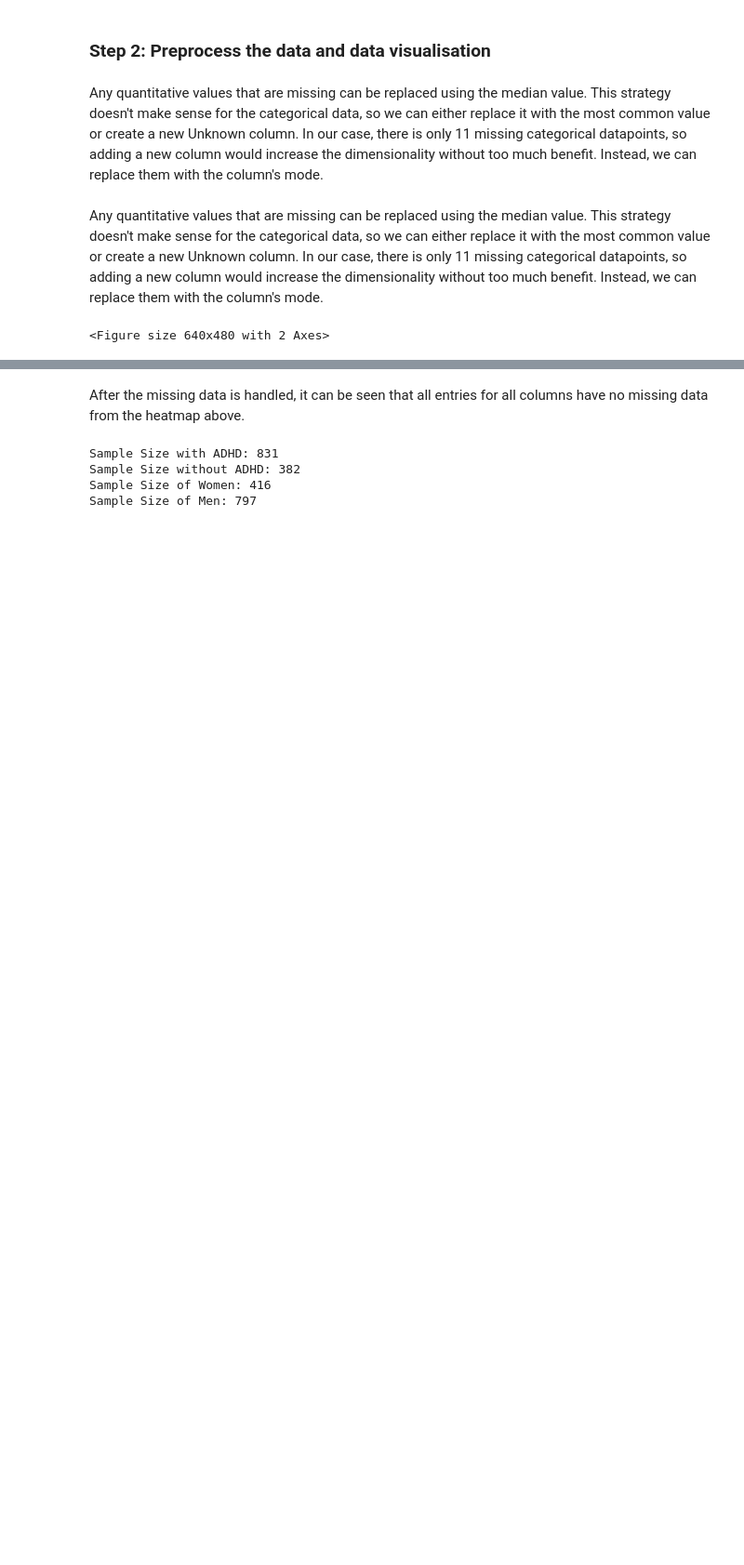
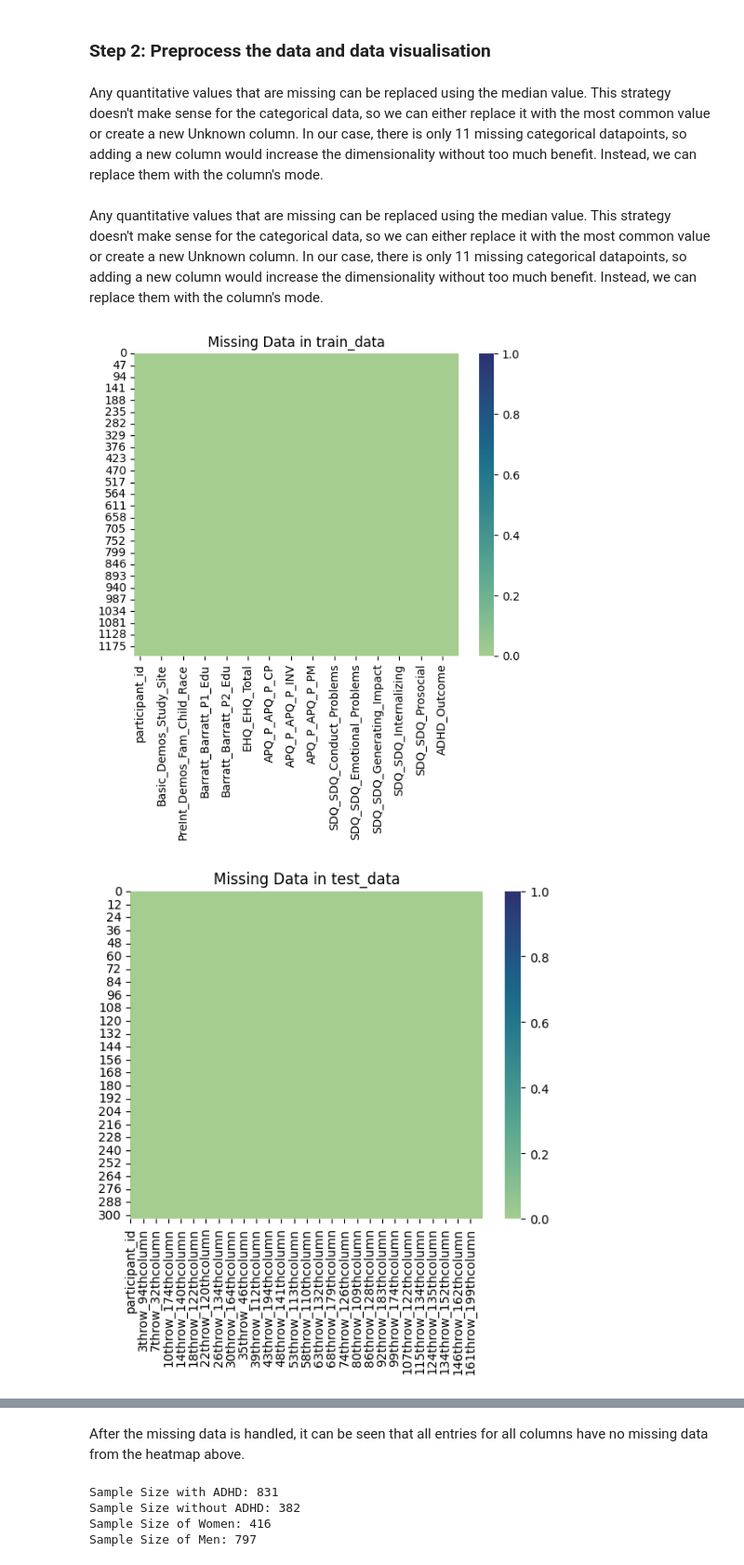
Before and after one commit to UCLA-WiDS-Team-17/Female-Brain-Health, a Jupyter notebook: analysis.ipynb, the cells around one changed output, grey strips where cells are left out. Shown at 93% size. Saved outputs shown, nothing was run; the diff lists cells and outputs as text; code cells hidden in the pictures; blank space fills up the shorter version.

```diff
--- a/analysis.ipynb
+++ b/analysis.ipynb
@@ -19,6 +23,11 @@ train_categorical = pd.read_excel("widsdatathon2025/TRAIN/TRAIN_CATEGORICAL_META
 train_connectome = pd.read_csv("widsdatathon2025/TRAIN/TRAIN_FUNCTIONAL_CONNECTOME_MATRICES.csv")
 train_quantitative = pd.read_excel("widsdatathon2025/TRAIN/TRAIN_QUANTITATIVE_METADATA.xlsx")
 train_labels = pd.read_excel("widsdatathon2025/TRAIN/TRAINING_SOLUTIONS.xlsx")
+
+# Load all test datasets
+test_categorical = pd.read_excel("widsdatathon2025/TEST/TEST_CATEGORICAL.xlsx")
+test_connectome = pd.read_csv("widsdatathon2025/TEST/TEST_FUNCTIONAL_CONNECTOME_MATRICES.csv")
+test_quantitative = pd.read_excel("widsdatathon2025/TEST/TEST_QUANTITATIVE_METADATA.xlsx")
 # %%
 # Examine categorical data
 print(train_categorical.head())
@@ -113,10 +122,13 @@ memory usage: 28.6+ KB
 None
 (1213, 3)
 # %%
-# Merge datasets on the column 'participant_id'
+# Merge train datasets on the column 'participant_id'
 train_data = pd.merge(train_categorical, train_quantitative, on='participant_id')
-#train_data = pd.merge(train_data, train_connectome, on='participant_id')
 train_data = train_data.merge(train_labels, on='participant_id')
+
+# Merge test datasets on the column 'participant_id'
+test_data = pd.merge(test_categorical, test_quantitative, on='participant_id')
+test_data = pd.merge(test_data, test_connectome, on='participant_id')
 # %%
 # Identify missing values
 missing_values = train_data.isnull().sum().sort_values(ascending=False)
@@ -154,14 +182,29 @@ Any quantitative values that are missing can be replaced using the median value.
 # %%
 # Handling quantitative missing data by filling missing values with the median
 train_data.fillna({"MRI_Track_Age_at_Scan": train_data["MRI_Track_Age_at_Scan"].median()}, inplace=True)
 
 # Handling categorical missing data by filling missing values with the most common value
 mode_value = train_data["PreInt_Demos_Fam_Child_Ethnicity"].mode()[0]  # Get the most frequent value
 train_data.fillna({"PreInt_Demos_Fam_Child_Ethnicity": mode_value}, inplace=True)
 
 # Visualise missing data on train_data after handling it
 sns.heatmap(train_data.isnull(), vmin=0, vmax=1, cmap="crest")
 plt.title("Missing Data in train_data")
 plt.show()
+
+quantitative_columns = ['SDQ_SDQ_Peer_Problems', 'SDQ_SDQ_Prosocial', 'SDQ_SDQ_Hyperactivity', 'SDQ_SDQ_Internalizing', 'SDQ_SDQ_Conduct_Problems', 'SDQ_SDQ_Difficulties_Total', 'SDQ_SDQ_Emotional_Problems', 'SDQ_SDQ_Externalizing', 'SDQ_SDQ_Generating_Impact', 'APQ_P_APQ_P_CP', 'APQ_P_APQ_P_ID', 'APQ_P_APQ_P_INV', 'APQ_P_APQ_P_OPD', 'APQ_P_APQ_P_PM', 'APQ_P_APQ_P_PP', 'ColorVision_CV_Score', 'EHQ_EHQ_Total']
+categorical_columns = ['PreInt_Demos_Fam_Child_Race', 'PreInt_Demos_Fam_Child_Ethnicity', 'Barratt_Barratt_P1_Occ']
+for col in quantitative_columns:
+    test_data.fillna({col: test_data[col].median()}, inplace=True)
+
+for col in categorical_columns:
+    mode_value = test_data[col].mode()[0]
+    test_data.fillna({col: mode_value}, inplace=True)
+
+# Visualise missing data on testdata after handling it
+sns.heatmap(test_data.isnull(), vmin=0, vmax=1, cmap="crest")
+plt.title("Missing Data in test_data")
+plt.show()
 # %% [output]
-<Figure size 640x480 with 2 Axes>
+[figure, added]
+[figure, added]
```
Also changed, not shown: parts of 10 cells of this notebook.
